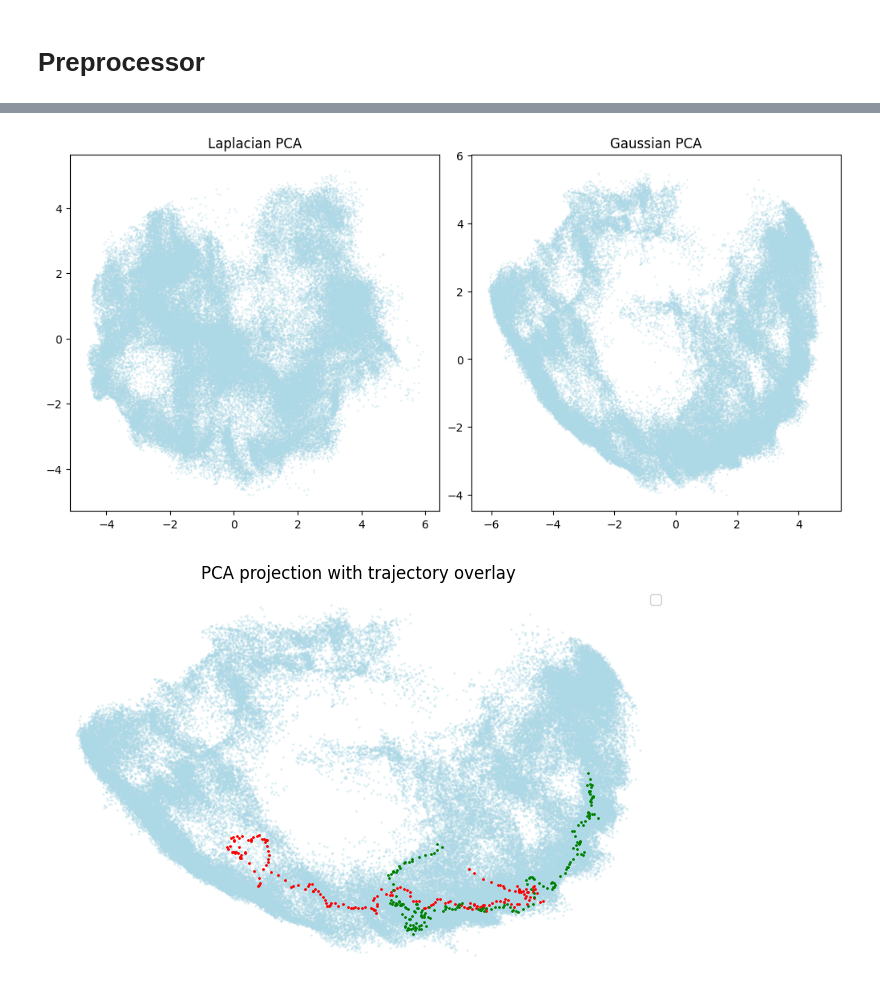
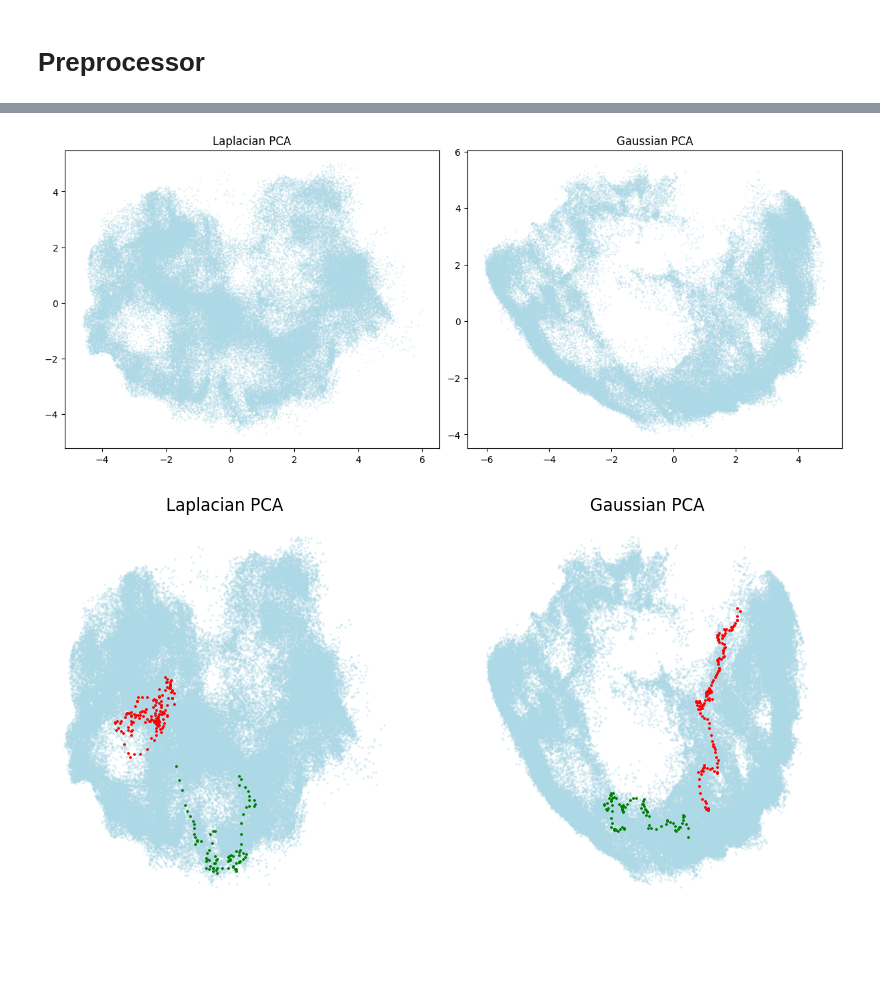
Before and after one commit to Ray-Shu/contrastive-abstraction-rl, a Jupyter notebook: visuals.ipynb, the cells around one changed output, grey strips where cells are left out. Drawn from its saved outputs; the diff is of its cells as text; code cells hidden in the pictures; blank space fills up the shorter version.

Commit message:
visuals updated

```diff
--- a/visuals.ipynb
+++ b/visuals.ipynb
@@ -109,14 +109,14 @@ def process_states(states) -> list:
 states = d["states"]
 
 # Subsample from the states array so there isn't so much clutter on visualization
-idx = np.random.choice(np.arange(TOTAL_STATES), size=100_000, replace=False)
-new_states = states[idx]
+#idx = np.random.choice(np.arange(TOTAL_STATES), size=100_000, replace=False)
+#new_states = states[idx]
 
-pca_dict = process_states(new_states)
+pca_dict = process_states(states)
 
 pca_states = pca_dict["pca-reps"]
 
-#t1 = [x[0 : d["trajectory_idx"][0]] for x in pca_states]
-#t2 = [x[d["trajectory_idx"][0] : d["trajectory_idx"][1]] for x in pca_states]
-
-#print(d["trajectory_idx"])
+subsampled_pca_states = []
+idx = np.random.choice(np.arange(TOTAL_STATES), size=100_000, replace=False)
+for i in range(len(pca_states)):
+    subsampled_pca_states.append(pca_states[i][idx])
@@ -142,15 +123,15 @@ plt.show()
 # %%
-fig, axs = plt.subplots(1, 2, figsize=(10,5), constrained_layout=True)
+fig, axs = plt.subplots(1, 2, figsize=(12,5), constrained_layout=True)
 
-axs[0].scatter(pca_states[0][:, 0], pca_states[0][:, 1], s=1, c="lightblue", alpha=0.25)
+axs[0].scatter(subsampled_pca_states[0][:, 0], subsampled_pca_states[0][:, 1], s=1, c="lightblue", alpha=0.25)
 axs[0].set_title("Laplacian PCA")
 
-axs[1].scatter(pca_states[1][:, 0], pca_states[1][:, 1], s=1, c="lightblue", alpha=0.25)
+axs[1].scatter(subsampled_pca_states[1][:, 0], subsampled_pca_states[1][:, 1], s=1, c="lightblue", alpha=0.25)
 axs[1].set_title("Gaussian PCA")
 
 plt.show()
 # %% [output]
-[figure, old version]
+[figure, new version]
 # %%
 def pca_transform(states, pca_dict, dist_idx, model) -> list[list]:
     """
@@ -210,13 +196,18 @@ y2 = pca_transform(t2, pca_dict, dist_idx=dist_idx, model=model)
 # %%
-plt.figure(figsize=(8,5))
-plt.scatter(pca_states[dist_idx][:, 0], pca_states[dist_idx][:, 1], s=1, c="lightblue", alpha=0.25)
-plt.scatter(y1[:, 0], y1[:, 1], s=1, c="red")
-plt.scatter(y2[:, 0], y2[:, 1], s=1, c="green")
+fig, axs = plt.subplots(1, 2, figsize=(10,5))
+axs[0].scatter(subsampled_pca_states[0][:, 0], subsampled_pca_states[0][:, 1], s=1, c="lightblue", alpha=0.25)
+axs[0].scatter(laplace_t1[:, 0], laplace_t1[:, 1], s=1, c= "red")
+axs[0].scatter(laplace_t2[:, 0], laplace_t2[:, 1], s=1, c= "green")
+axs[0].set_title("Laplacian PCA")
+axs[0].axis("off")
 
 
-plt.axis("off")
-plt.legend()
-plt.title("PCA projection with trajectory overlay")
+axs[1].scatter(subsampled_pca_states[1][:, 0], subsampled_pca_states[1][:, 1], s=1, c="lightblue", alpha=0.25)
+axs[1].scatter(gauss_t1[:, 0], gauss_t1[:, 1],s=1, c= "red")
+axs[1].scatter(gauss_t2[:, 0], gauss_t2[:, 1], s=1,c= "green")
+axs[1].set_title("Gaussian PCA")
+axs[1].axis("off")
+
 plt.show()
 # %% [output]
-[figure, old version]
+[figure, new version]
```
Also changed, not shown: parts of 4 cells of this notebook, 2 other files.
